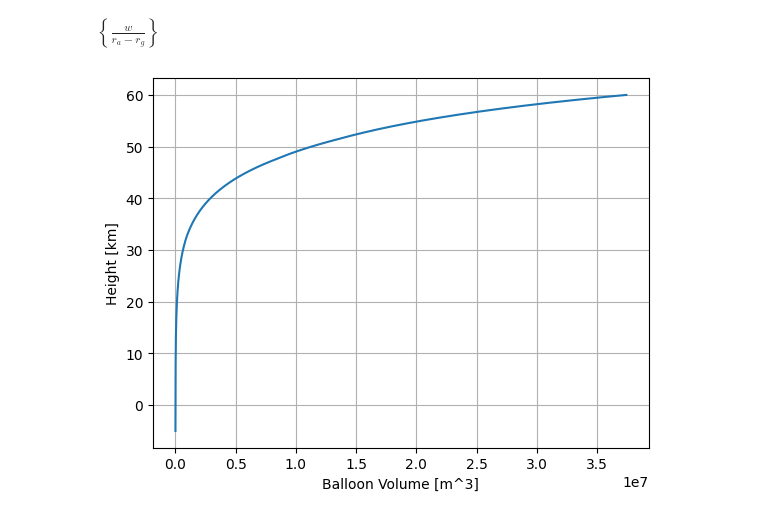
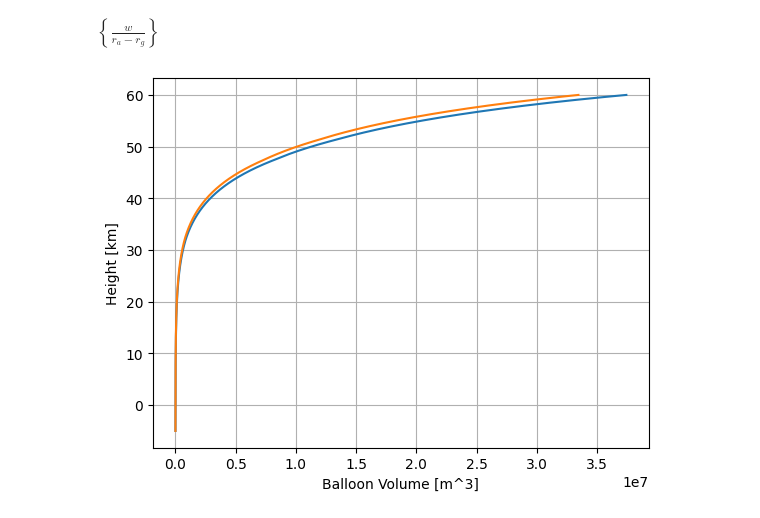
Before and after one commit to machshev/HAB, a Jupyter notebook: prehab/model.ipynb, the cells around one changed output. Saved outputs shown, nothing was run; the diff lists cells and outputs as text; code cells hidden in the pictures.

```diff
--- a/prehab/model.ipynb
+++ b/prehab/model.ipynb
@@ -51,15 +51,17 @@ solveset(e, v_b) # this is just to double check the math
 # %% [output]
 $\displaystyle \left\{\frac{w}{r_{a} - r_{g}}\right\}$
 # %%
-# Volume required for equilibrium i.e. no vertical acceleration
+# Volume required for equilibrium i.e. no vertical acceleration, max height
 total_balloon_weight = 10e3
-balloon_vol = total_balloon_weight / (atmosphere.density - helium_density)
+helium_balloon_vol = total_balloon_weight / (atmosphere.density - helium_density)
+hydrogen_balloon_vol = total_balloon_weight / (atmosphere.density - hydrogen_density)
 
 # Make plot
-plt.plot(balloon_vol, heights/1000)
+plt.plot(helium_balloon_vol, heights/1000)
+plt.plot(hydrogen_balloon_vol, heights/1000)
 plt.ylabel('Height [km]')
 plt.xlabel('Balloon Volume [m^3]')
 plt.grid()
 plt.show()
 # %% [output]
-[figure, old version]
+[figure, new version]
```
Also changed, not shown: parts of 1 cell of this notebook.
